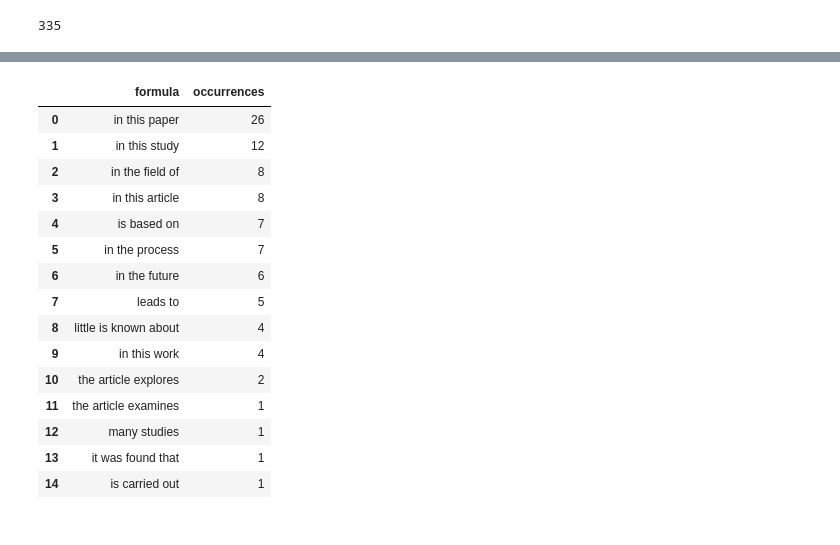
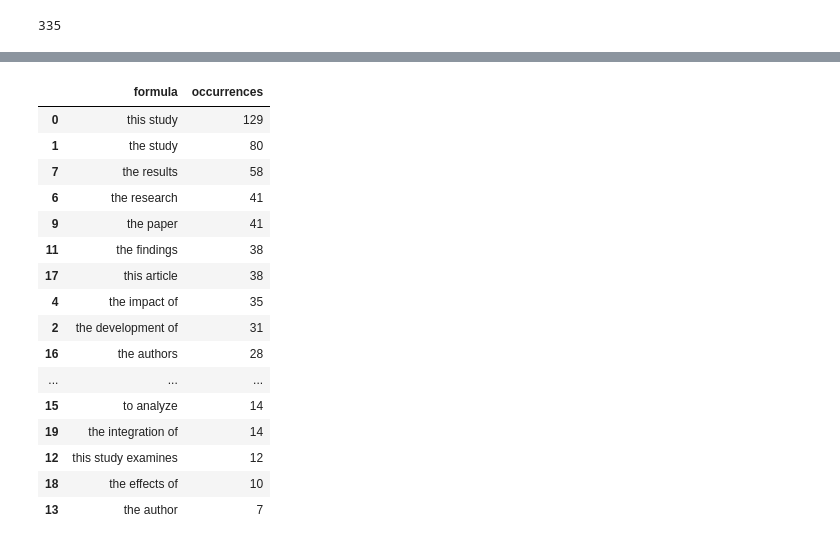
Before and after one commit to jdvelasq/classroom-vibecoding, a Jupyter notebook: implementation/predictiva/P202_tokenizacion/professor/notebook.ipynb, the cells around one changed output, grey strips where cells are left out. Cells and saved outputs as stored; diff of their text form; code cells hidden in the pictures.

```diff
--- a/implementation/predictiva/P202_tokenizacion/professor/notebook.ipynb
+++ b/implementation/predictiva/P202_tokenizacion/professor/notebook.ipynb
@@ -208,52 +224,58 @@ artificial intelligence (ai) technologies have developed rapidly, and generative
 # %%
 # Se presentan fórmulas retóricas de abstracts que aparecen en el corpus; no son conectores discursivos y se tratarán en una etapa distinta.
 
 rhetorical_scaffolding = [
+    "this study",
+    "the study",
+    "the development of",
+    "the importance of",
+    "the impact of",
     "in this paper",
-    "in this study",
-    "in the field of",
-    "in this article",
-    "is based on",
-    "in the process",
-    "in the future",
-    "leads to",
-    "little is known about",
-    "in this work",
-    "the article explores",
-    "the article examines",
-    "many studies",
-    "it was found that",
-    "is carried out",
+    "the research",
+    "the results",
+    "the role of",
+    "the paper",
+    "focusing on",
+    "the findings",
+    "this study examines",
+    "the author",
+    "the application of",
+    "to analyze",
+    "the authors",
+    "this article",
+    "the effects of",
+    "the integration of",
 ]
 
 scaffolding_counts = pd.DataFrame(
     {
         "formula": rhetorical_scaffolding,
         "occurrences": [
             dataframe["normalized_text"].str.count(r"\b" + formula + r"\b").sum()
             for formula in rhetorical_scaffolding
         ],
     }
 ).query("occurrences > 0")
 
 scaffolding_counts.sort_values("occurrences", ascending=False)
 # %% [output]
 |  | formula | occurrences |
-| 0 | in this paper | 26 |
-| 1 | in this study | 12 |
-| 2 | in the field of | 8 |
-| 3 | in this article | 8 |
-| 4 | is based on | 7 |
-| 5 | in the process | 7 |
-| 6 | in the future | 6 |
-| 7 | leads to | 5 |
-| 8 | little is known about | 4 |
-| 9 | in this work | 4 |
-| 10 | the article explores | 2 |
-| 11 | the article examines | 1 |
-| 12 | many studies | 1 |
-| 13 | it was found that | 1 |
-| 14 | is carried out | 1 |
+| 0 | this study | 129 |
+| 1 | the study | 80 |
+| 7 | the results | 58 |
+| 6 | the research | 41 |
+| 9 | the paper | 41 |
+| 11 | the findings | 38 |
+| 17 | this article | 38 |
+| 4 | the impact of | 35 |
+| 2 | the development of | 31 |
+| 16 | the authors | 28 |
+| ... | ... | ... |
+| 15 | to analyze | 14 |
+| 19 | the integration of | 14 |
+| 12 | this study examines | 12 |
+| 18 | the effects of | 10 |
+| 13 | the author | 7 |
 # %%
 # Se marcan las fórmulas retóricas para evidenciar que son unidades distintas antes de decidir su eliminación.
 
```
Also changed, not shown: parts of 6 cells of this notebook, 4 other files.
